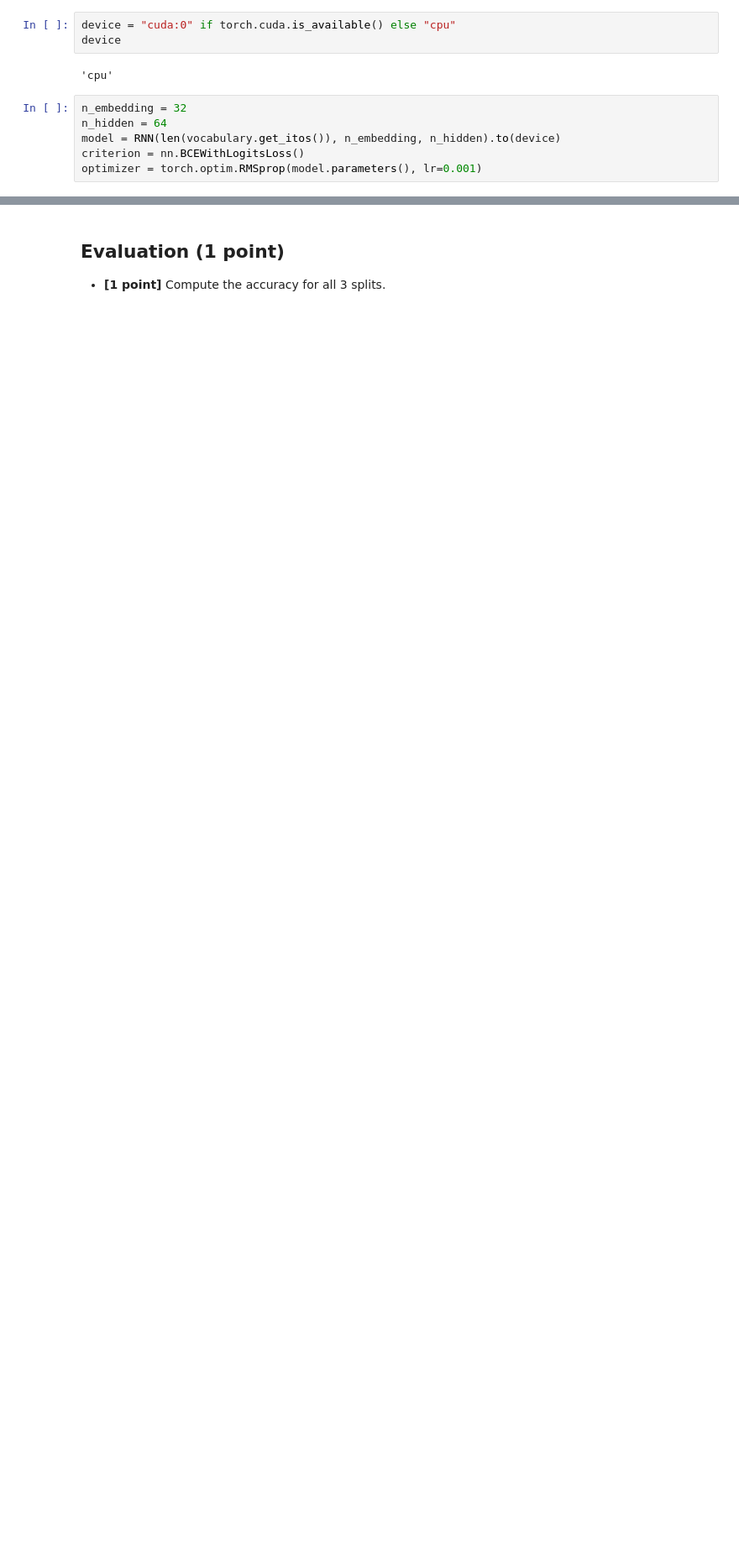
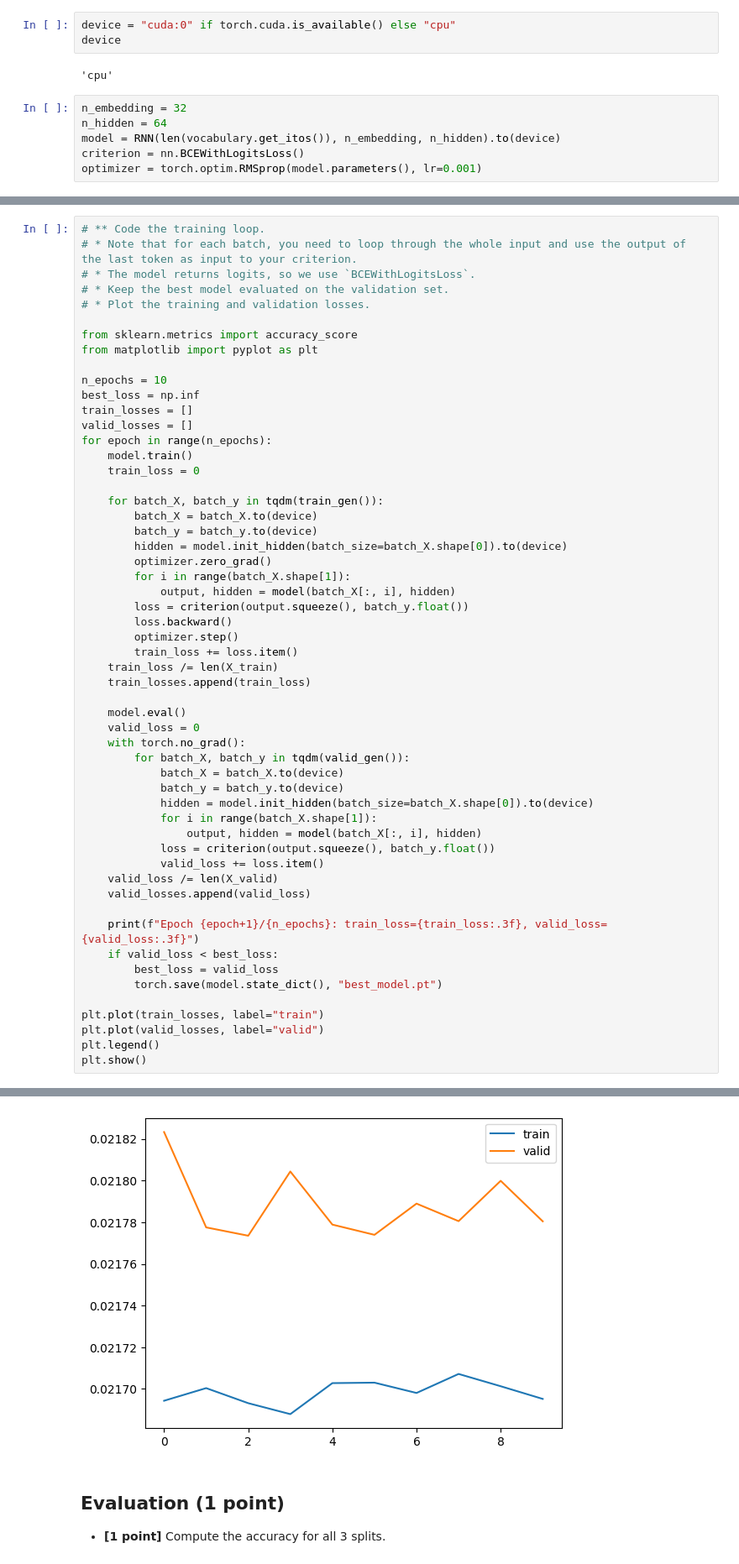
Before and after one commit to QuentinFISCH/nlp1-lab2, a Jupyter notebook: lab05/01_code_your_own_RNN.ipynb, the cells around one changed output, grey strips where cells are left out. Shown at 84% size. Drawn from its saved outputs; the diff is of its cells as text; blank space fills up the shorter version.

```diff
--- a/lab05/01_code_your_own_RNN.ipynb
+++ b/lab05/01_code_your_own_RNN.ipynb
@@ -256,0 +191,56 @@ Epoch 3/3 - train loss: 0.022 - valid loss: 0.022
+# %%
+# ** Code the training loop.
+# * Note that for each batch, you need to loop through the whole input and use the output of the last token as input to your criterion.
+# * The model returns logits, so we use `BCEWithLogitsLoss`.
+# * Keep the best model evaluated on the validation set.
+# * Plot the training and validation losses.
+
+from sklearn.metrics import accuracy_score
+from matplotlib import pyplot as plt
+
+n_epochs = 10
+best_loss = np.inf
+train_losses = []
+valid_losses = []
+for epoch in range(n_epochs):
+    model.train()
+    train_loss = 0
+
+    for batch_X, batch_y in tqdm(train_gen()):
+        batch_X = batch_X.to(device)
+        batch_y = batch_y.to(device)
+        hidden = model.init_hidden(batch_size=batch_X.shape[0]).to(device)
+        optimizer.zero_grad()
+        for i in range(batch_X.shape[1]):
+            output, hidden = model(batch_X[:, i], hidden)
+        loss = criterion(output.squeeze(), batch_y.float())
+        loss.backward()
+        optimizer.step()
+        train_loss += loss.item()
+    train_loss /= len(X_train)
+    train_losses.append(train_loss)
+
+    model.eval()
+    valid_loss = 0
+    with torch.no_grad():
+        for batch_X, batch_y in tqdm(valid_gen()):
+            batch_X = batch_X.to(device)
+            batch_y = batch_y.to(device)
+            hidden = model.init_hidden(batch_size=batch_X.shape[0]).to(device)
+            for i in range(batch_X.shape[1]):
+                output, hidden = model(batch_X[:, i], hidden)
+            loss = criterion(output.squeeze(), batch_y.float())
+            valid_loss += loss.item()
+    valid_loss /= len(X_valid)
+    valid_losses.append(valid_loss)
+
+    print(f"Epoch {epoch+1}/{n_epochs}: train_loss={train_loss:.3f}, valid_loss={valid_loss:.3f}")
+    if valid_loss < best_loss:
+        best_loss = valid_loss
+        torch.save(model.state_dict(), "best_model.pt")
+
+plt.plot(train_losses, label="train")
+plt.plot(valid_losses, label="valid")
+plt.legend()
+plt.show()
+# %% [output]
@@ -257,3 +257,4 @@ Epoch 3/3 - train loss: 0.022 - valid loss: 0.022
+[figure, added]
 # %% [markdown]
 ## Evaluation (1 point)
 
```
Also changed, not shown: parts of 6 cells of this notebook, 1 other file.
